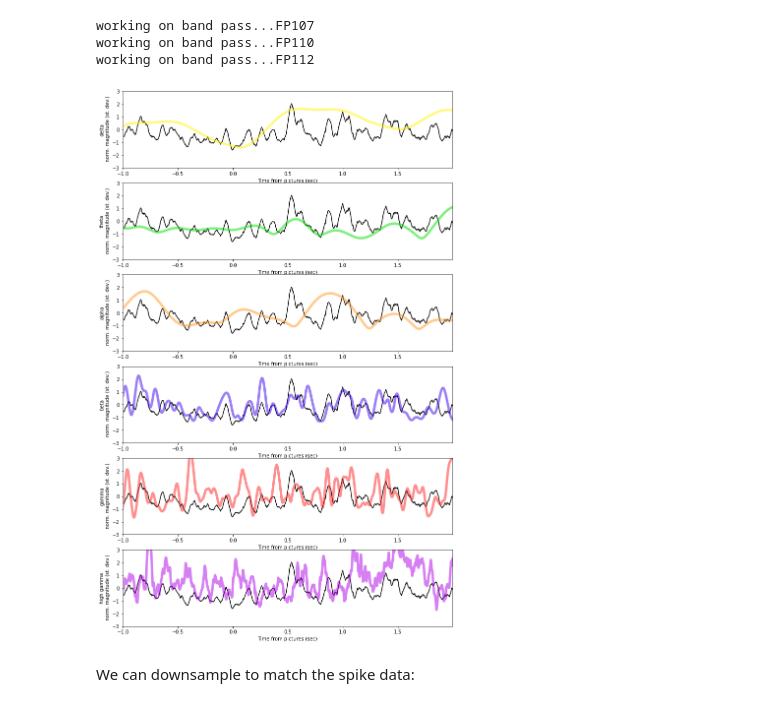
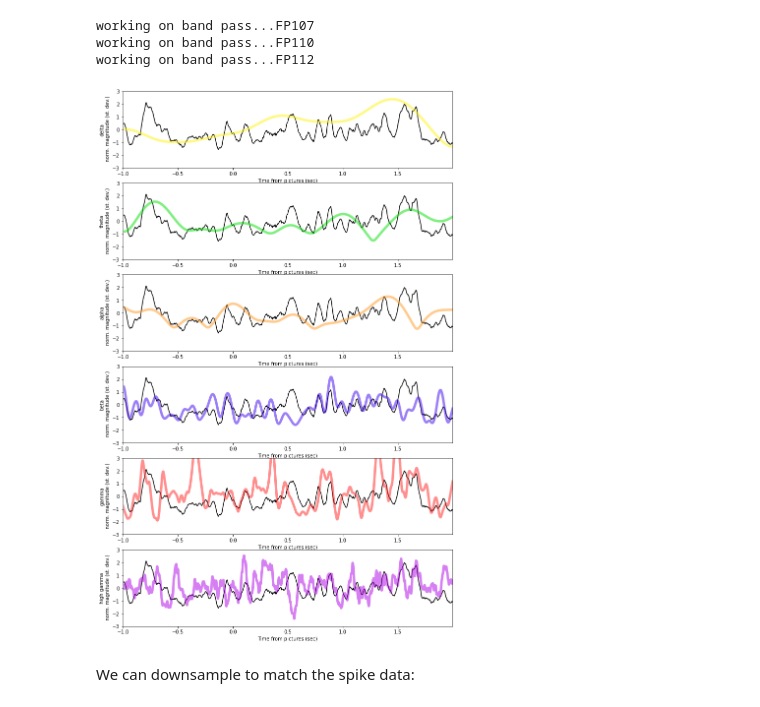
Before and after one commit to zbalewski/python-ay250-homework, a Jupyter notebook: final_project/example_notebook.ipynb, the cells around one changed output. Saved outputs shown, nothing was run; the diff lists cells and outputs as text; code cells hidden in the pictures.

```diff
--- a/final_project/example_notebook.ipynb
+++ b/final_project/example_notebook.ipynb
@@ -312,32 +330,32 @@ working on band pass...FP112
 # %%
 # overlay broadband signal with each band for a sample trial and channel
 nbands = len(mag_chopped)
 nchannels = len(fun_channels)
 band_names = ["delta", "theta", "alpha",
               "beta", "gamma", "high gamma"]
 band_colors = ["#fff40b", "#00e103", "#ff9921",
                "#3a00ef", "#ff2121", "#af00e7"]
 
-sample_trial = np.random.choice(ntrials)
-sample_channel = np.random.choice(len(fun_channels))
+sample_trial = 0  #np.random.choice(ntrials)
+sample_channel = 1  #np.random.choice(len(fun_channels))
 
 fig = plt.figure(figsize=(12, 20))
 for b in range(nbands):
     ax = fig.add_subplot(nbands, 1, b + 1)
     ax.plot(ts_chopped,
             broadband_chopped[0][sample_trial, :, sample_channel],
             c="k")
     ax.plot(ts_chopped,
             mag_chopped[b][sample_trial, :, sample_channel],
             c=band_colors[b], linewidth=5, alpha=0.5)
 
     ax.set_xlabel("Time from pictures (sec)")
     ax.set_ylabel(band_names[b] + "\n norm. magnitude (st. dev.)")
 
     ax.set_xlim(ts_chopped[[0, -1]])
     ax.set_ylim((-3, 3))
 # %% [output]
-[figure, old version]
+[figure, new version]
 # %% [markdown]
 We can downsample to match the spike data:
 # %%
```
Also changed, not shown: parts of 12 cells of this notebook.
